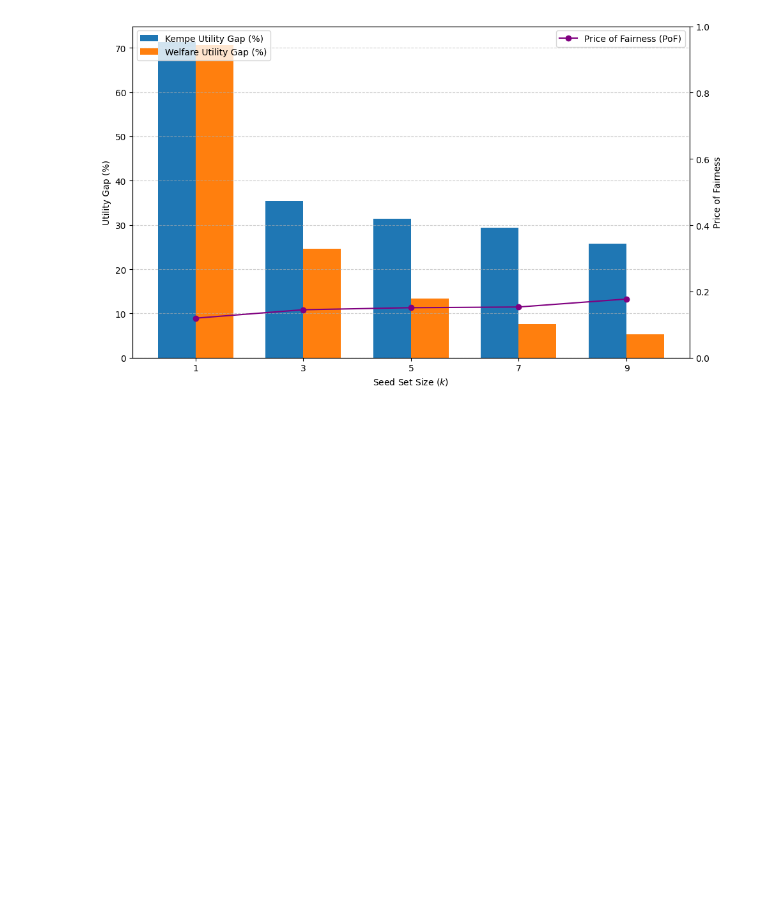
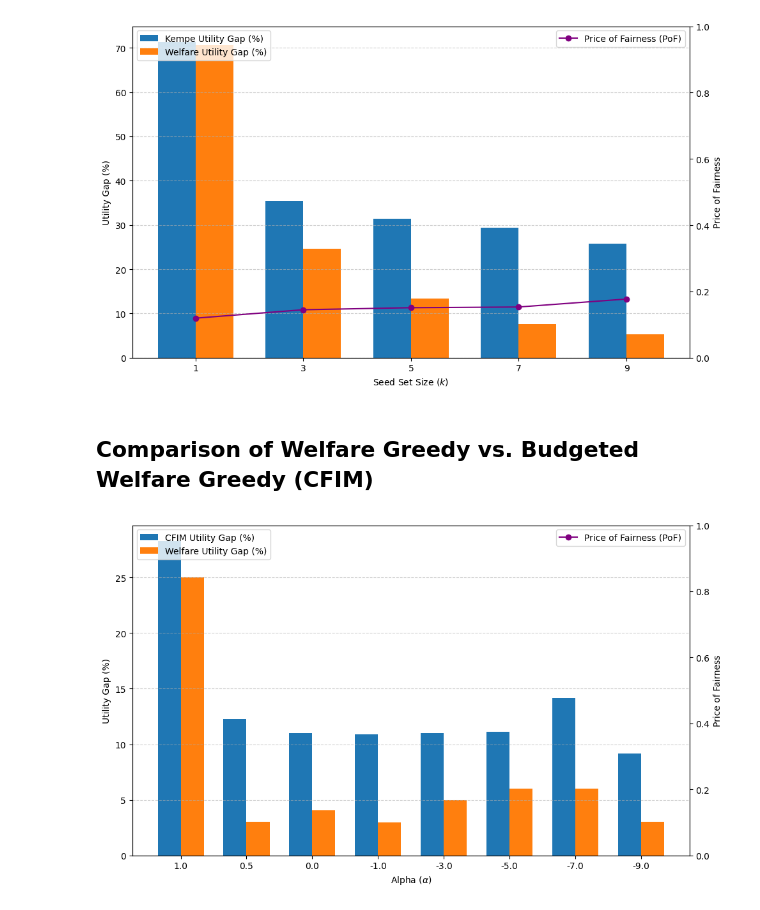
Before and after one commit to jacobhogarty/fairim-nu-cost, a Jupyter notebook: results/visualisations.ipynb, the cells around one changed output. Drawn from its saved outputs; the diff is of its cells as text; code cells hidden in the pictures; blank space fills up the shorter version.

Commit message:
Minor linting and adding more visualisations

```diff
--- a/results/visualisations.ipynb
+++ b/results/visualisations.ipynb
@@ -5,6 +7,6 @@ import matplotlib.pyplot as plt
 # %%
 df = pd.read_csv(
-    'barbasi_albert/size_200/kempe_welfare_barbasi_albert_200_8_results.csv',
+    'barbasi_albert/size_200/kempe_welfare/kempe_welfare_barbasi_albert_200_8_results.csv',
     converters={
         'kempe_influence_by_community': eval,
         'welfare_influence_by_community': eval,
@@ -47,7 +49,7 @@ seed_sizes = [1, 3, 5, 7, 9]
 all_results = []
 
 for k in seed_sizes:
-    df = pd.read_csv(f'barbasi_albert/size_200/kempe_welfare_barbasi_albert_200_{k}_results.csv')
+    df = pd.read_csv(f'barbasi_albert/size_200/kempe_welfare/kempe_welfare_barbasi_albert_200_{k}_results.csv')
 
     for method in ['kempe', 'welfare']:
         df[f'{method}_gap'] = df[f'{method}_influence_by_community'].apply(
@@ -96,3 +98,45 @@ plt.tight_layout()
 plt.show()
 # %% [output]
 [figure]
+# %% [markdown]
+## Comparison of Welfare Greedy vs. Budgeted Welfare Greedy (CFIM)
+# %%
+df = pd.read_csv(
+    'barbasi_albert/size_200/cfim_welfare/welfare_cfim_barbasi_albert_200_8_results.csv',
+    converters={
+        'cfim_influence_by_community': eval,
+        'welfare_influence_by_community': eval,
+    },
+)
+# %%
+for method in ['cfim', 'welfare']:
+    df[f'{method}_gap'] = df[f'{method}_influence_by_community'].apply(
+        lambda d: (max(d.values()) - min(d.values())) / sum(d.values()) * 100
+    )
+
+df['PoF'] = 1 - (df['fair_total_influence'] / df['org_total_influence'])
+
+x = np.arange(len(df))
+bar_width = 0.35
+
+fig, ax1 = plt.subplots(figsize=(10, 6))
+
+ax1.bar(x - bar_width / 2, df['cfim_gap'], width=bar_width, label='CFIM Utility Gap (%)')
+ax1.bar(x + bar_width / 2, df['welfare_gap'], width=bar_width, label='Welfare Utility Gap (%)')
+ax1.set_xlabel(r'Alpha ($\alpha$)')
+ax1.set_ylabel('Utility Gap (%)')
+ax1.set_xticks(x)
+ax1.set_xticklabels(df['alpha'])
+ax1.legend(loc='upper left')
+ax1.grid(True, axis='y', linestyle='--', alpha=0.6)
+
+ax2 = ax1.twinx()
+ax2.plot(x, df['PoF'], color='purple', marker='o', label='Price of Fairness (PoF)')
+ax2.set_ylabel('Price of Fairness')
+ax2.set_ylim(0, 1)
+ax2.legend(loc='upper right')
+
+plt.tight_layout()
+plt.show()
+# %% [output]
+[figure, added]
```
Also changed, not shown: parts of 3 cells of this notebook, 6 other files.
